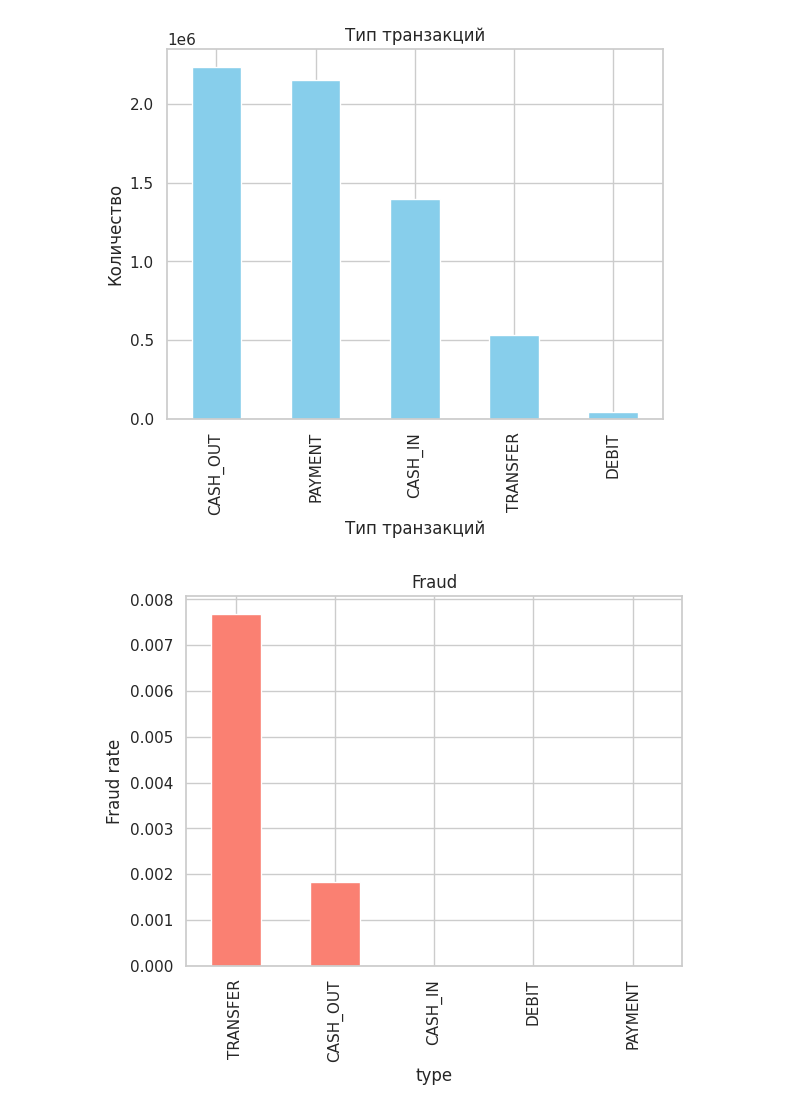
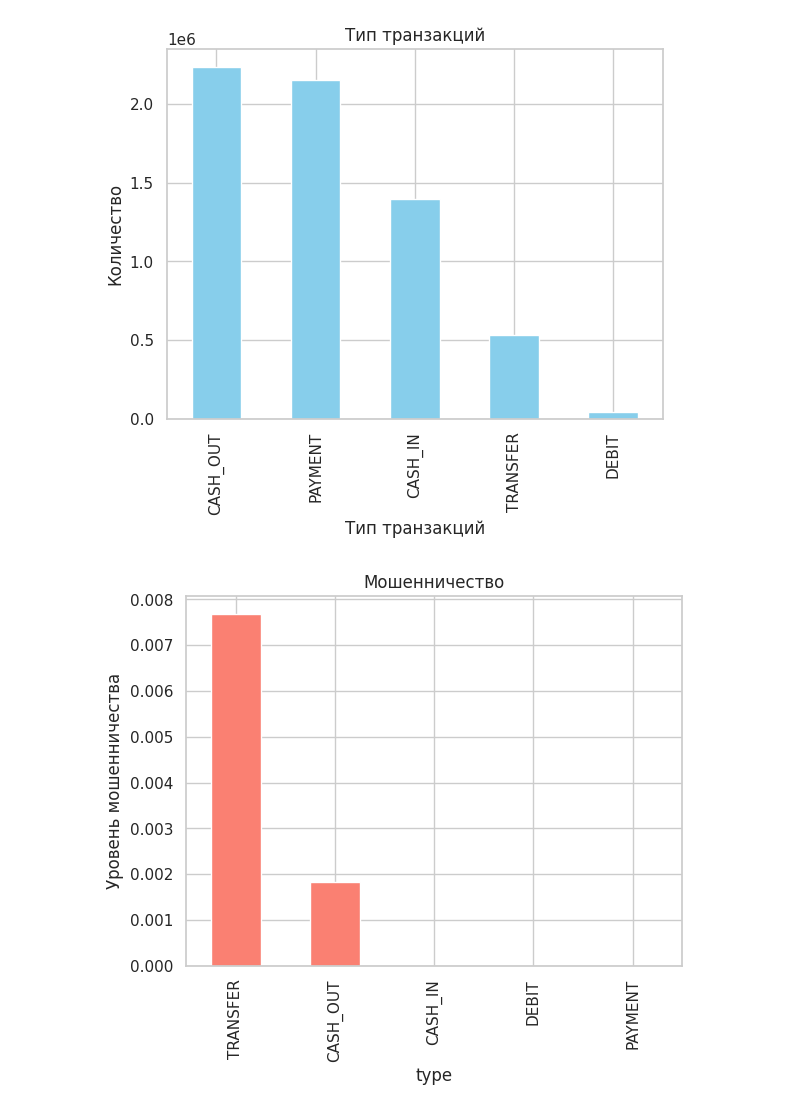
Before and after one commit to AleksandrFrom/DS, a Jupyter notebook: Fraud Detection_ML/analysis_model.ipynb, the cells around one changed output. Saved outputs shown, nothing was run; the diff lists cells and outputs as text; code cells hidden in the pictures.

```diff
--- a/Fraud Detection_ML/analysis_model.ipynb
+++ b/Fraud Detection_ML/analysis_model.ipynb
@@ -9,7 +9,7 @@ import seaborn as sns
 import warnings
 warnings.filterwarnings('ignore')
 
-sns.set(style='whitegrid')
+sns.set_theme(style='whitegrid')
 # %%
 df = pd.read_csv('data/AIML Dataset.csv')
 # %%
@@ -96,9 +90,9 @@ plt.show()
 [figure]
 # %%
 fraud_type = df.groupby('type')['isFraud'].mean().sort_values(ascending=False)
-fraud_type.plot(kind='bar', title='Fraud', color='salmon')
-plt.ylabel('Fraud rate')
+fraud_type.plot(kind='bar', title='Мошенничество', color='salmon')
+plt.ylabel('Уровень мошенничества')
 plt.show()
 # %% [output]
-[figure, old version]
+[figure, new version]
 # %%
```
Also changed, not shown: parts of 17 cells of this notebook.
